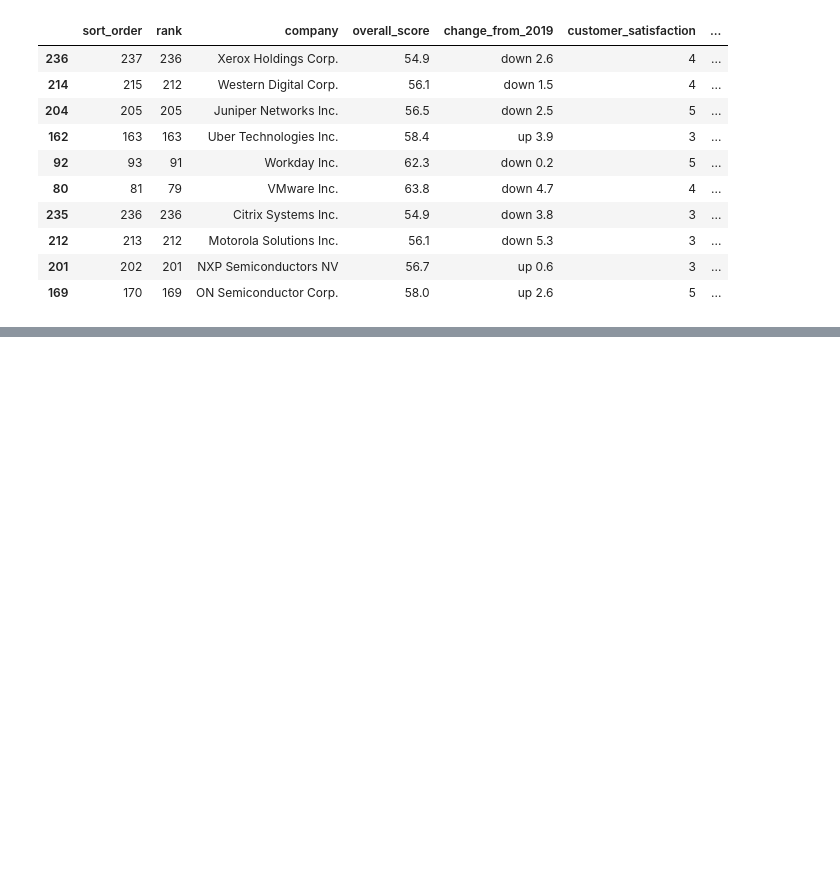
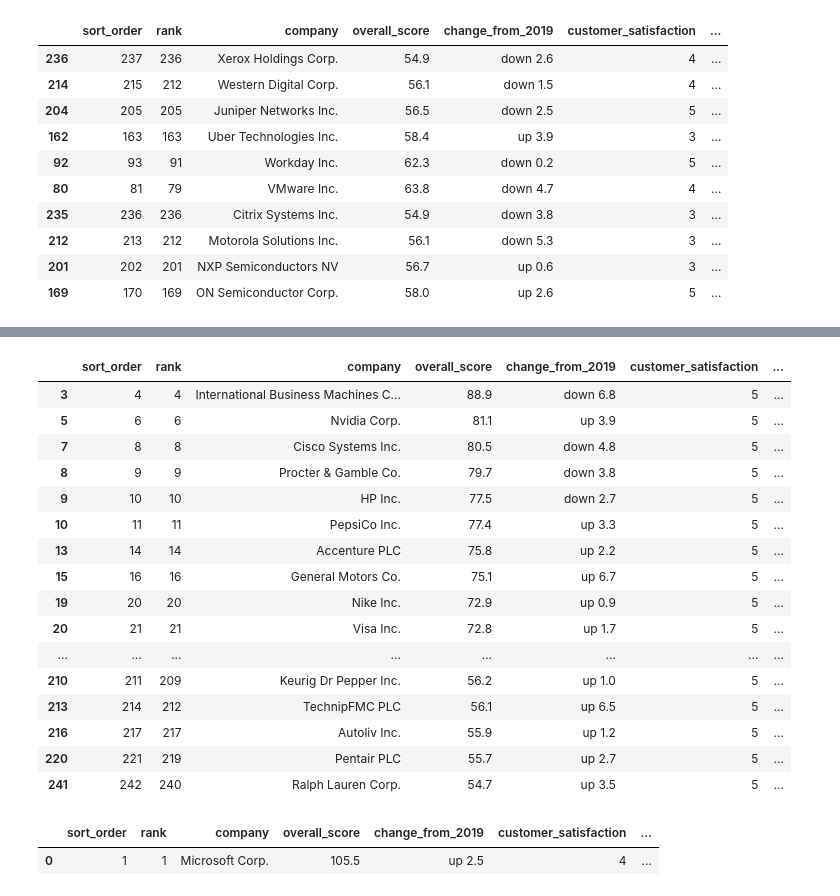
Before and after one commit to chandanabrdwj/100DaysOfML, a Jupyter notebook: wallstreet-journal-company-ranking.ipynb, the cells around one changed output, grey strips where cells are left out. Cells and saved outputs as stored; diff of their text form; code cells hidden in the pictures; blank space fills up the shorter version.

```diff
--- a/wallstreet-journal-company-ranking.ipynb
+++ b/wallstreet-journal-company-ranking.ipynb
@@ -238,0 +333,25 @@ financial_strength_worst.head(10)
+# %%
+df[df.customer_satisfaction == df.customer_satisfaction.max()]
+# %% [output]
+|  | sort_order | rank | company | overall_score | change_from_2019 | customer_satisfaction | ... |
+| 3 | 4 | 4 | International Business Machines C... | 88.9 | down 6.8 | 5 | ... |
+| 5 | 6 | 6 | Nvidia Corp. | 81.1 | up 3.9 | 5 | ... |
+| 7 | 8 | 8 | Cisco Systems Inc. | 80.5 | down 4.8 | 5 | ... |
+| 8 | 9 | 9 | Procter & Gamble Co. | 79.7 | down 3.8 | 5 | ... |
+| 9 | 10 | 10 | HP Inc. | 77.5 | down 2.7 | 5 | ... |
+| 10 | 11 | 11 | PepsiCo Inc. | 77.4 | up 3.3 | 5 | ... |
+| 13 | 14 | 14 | Accenture PLC | 75.8 | up 2.2 | 5 | ... |
+| 15 | 16 | 16 | General Motors Co. | 75.1 | up 6.7 | 5 | ... |
+| 19 | 20 | 20 | Nike Inc. | 72.9 | up 0.9 | 5 | ... |
+| 20 | 21 | 21 | Visa Inc. | 72.8 | up 1.7 | 5 | ... |
+| ... | ... | ... | ... | ... | ... | ... | ... |
+| 210 | 211 | 209 | Keurig Dr Pepper Inc. | 56.2 | up 1.0 | 5 | ... |
+| 213 | 214 | 212 | TechnipFMC PLC | 56.1 | up 6.5 | 5 | ... |
+| 216 | 217 | 217 | Autoliv Inc. | 55.9 | up 1.2 | 5 | ... |
+| 220 | 221 | 219 | Pentair PLC | 55.7 | up 2.7 | 5 | ... |
+| 241 | 242 | 240 | Ralph Lauren Corp. | 54.7 | up 3.5 | 5 | ... |
+# %%
+df[df.overall_score == df.overall_score.max()]
+# %% [output]
+|  | sort_order | rank | company | overall_score | change_from_2019 | customer_satisfaction | ... |
+| 0 | 1 | 1 | Microsoft Corp. | 105.5 | up 2.5 | 4 | ... |
```
Also changed, not shown: parts of 24 cells of this notebook.
